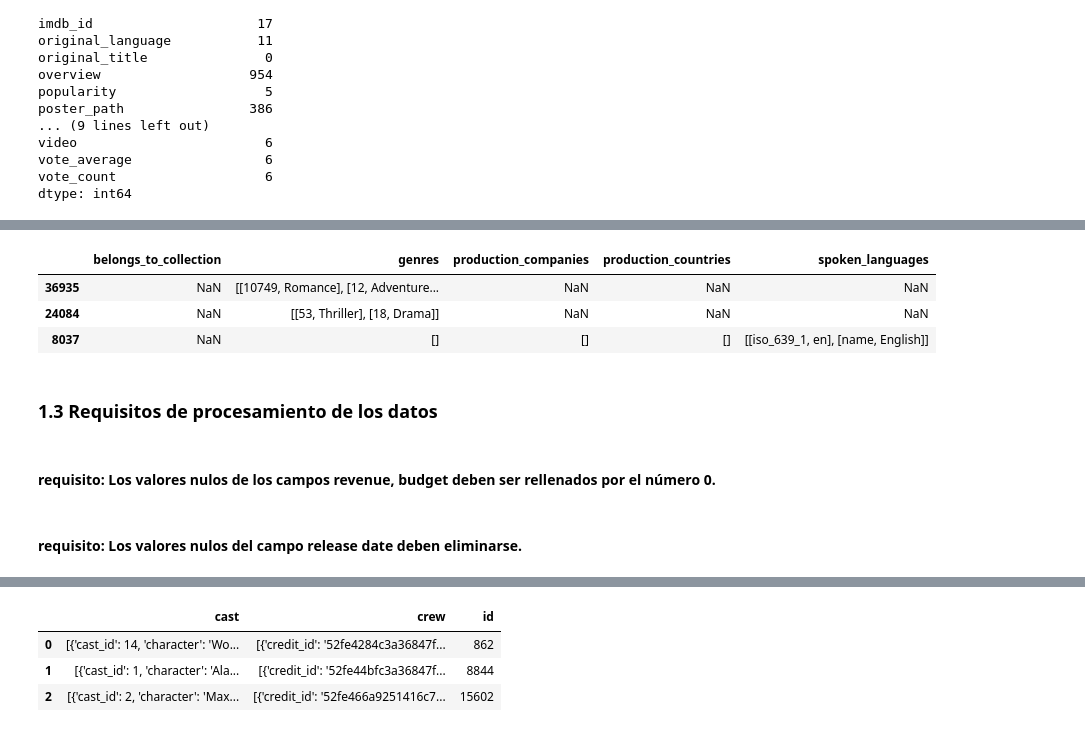
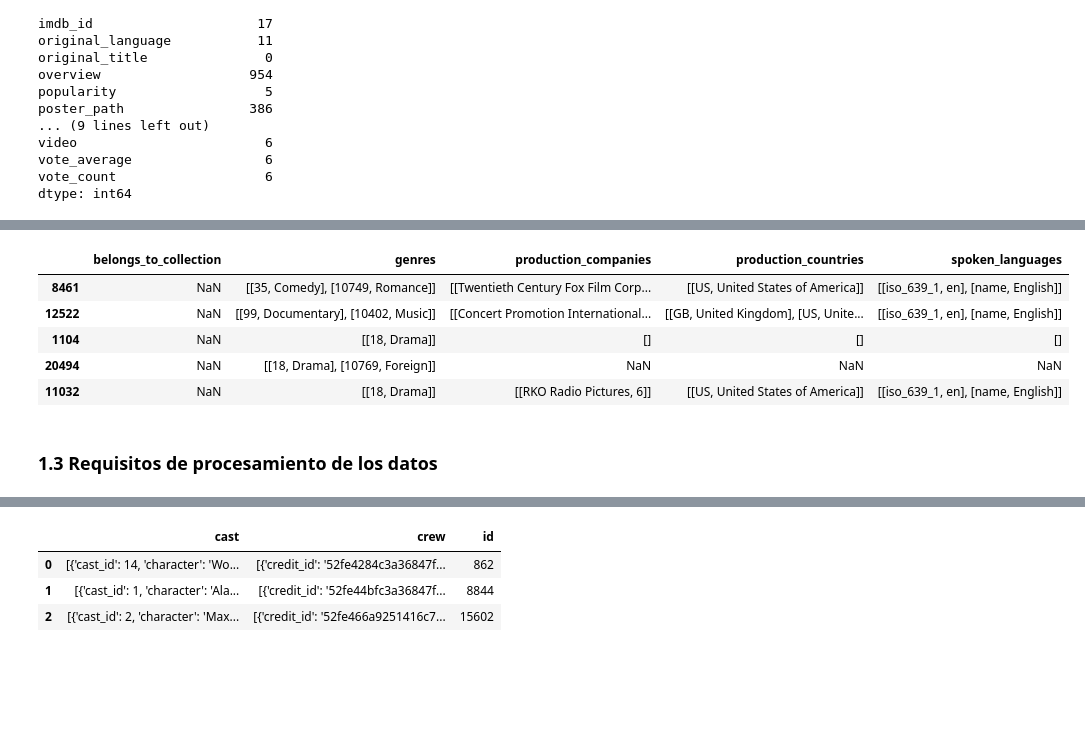
Before and after one commit to Pableren/Henry_proyectos, a Jupyter notebook: Etl.ipynb, the cells around one changed output, grey strips where cells are left out. Cells and saved outputs as stored; diff of their text form; code cells hidden in the pictures; blank space fills up the shorter version.

```diff
--- a/Etl.ipynb
+++ b/Etl.ipynb
@@ -70,13 +73,13 @@ df['production_companies'] = pd.Series(col3)
 df['production_countries'] = pd.Series(col4)
 df['spoken_languages'] = pd.Series(col5)
 # %%
-df[['belongs_to_collection','genres','production_companies','production_countries','spoken_languages']].sample(3)
+df[['belongs_to_collection','genres','production_companies','production_countries','spoken_languages']].sample(5)
 # %% [output]
 |  | belongs_to_collection | genres | production_companies | production_countries | spoken_languages |
-| 36935 | NaN | [[10749, Romance], [12, Adventure... | NaN | NaN | NaN |
-| 24084 | NaN | [[53, Thriller], [18, Drama]] | NaN | NaN | NaN |
-| 8037 | NaN | [] | [] | [] | [[iso_639_1, en], [name, English]] |
+| 8461 | NaN | [[35, Comedy], [10749, Romance]] | [[Twentieth Century Fox Film Corp... | [[US, United States of America]] | [[iso_639_1, en], [name, English]] |
+| 12522 | NaN | [[99, Documentary], [10402, Music]] | [[Concert Promotion International... | [[GB, United Kingdom], [US, Unite... | [[iso_639_1, en], [name, English]] |
+| 1104 | NaN | [[18, Drama]] | [] | [] | [] |
+| 20494 | NaN | [[18, Drama], [10769, Foreign]] | NaN | NaN | NaN |
+| 11032 | NaN | [[18, Drama]] | [[RKO Radio Pictures, 6]] | [[US, United States of America]] | [[iso_639_1, en], [name, English]] |
 # %% [markdown]
 ### 1.3 Requisitos de procesamiento de los datos
-# %% [markdown]
-#### requisito: Los valores nulos de los campos revenue, budget deben ser rellenados por el número 0.
@@ -86,2 +85,0 @@ df['budget'].fillna(0,inplace=True)
-# %% [markdown]
-#### requisito: Los valores nulos del campo release date deben eliminarse.
```
Also changed, not shown: parts of 41 cells of this notebook, 10 other files.
